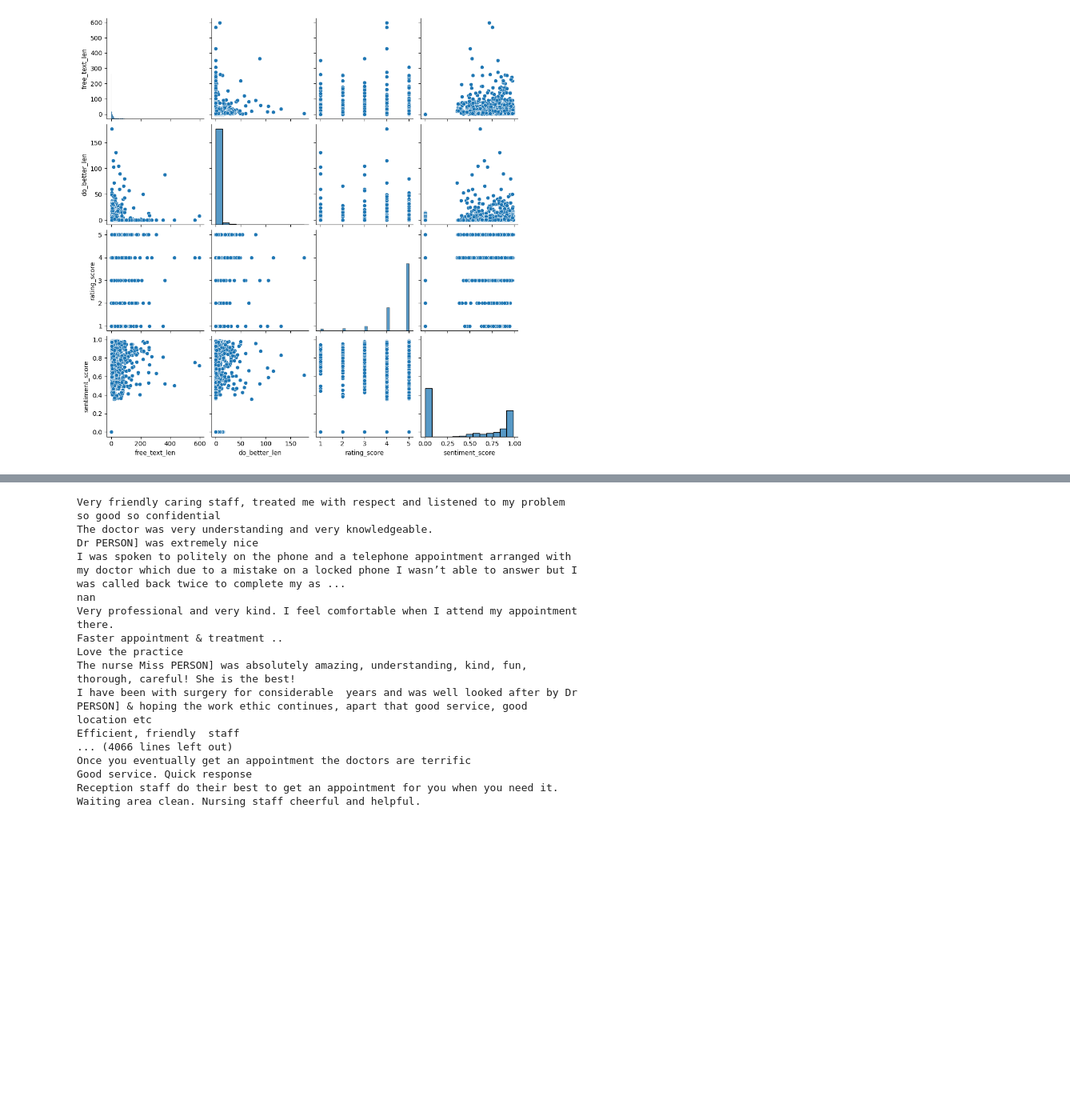
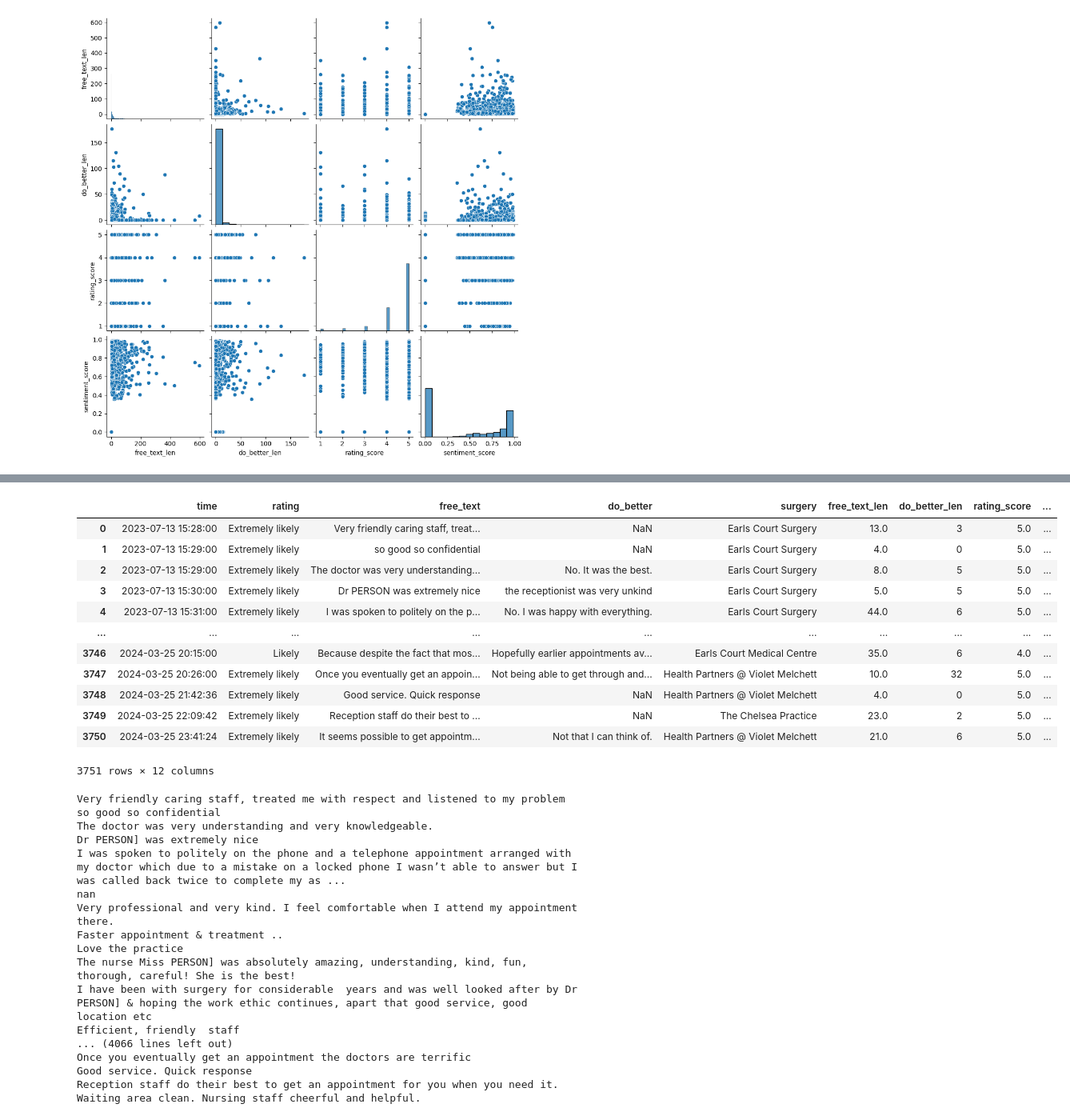
Before and after one commit to janduplessis883/friends-and-family-test-analysis, a Jupyter notebook: notebooks/Untitled4.ipynb, the cells around one changed output, grey strips where cells are left out. Shown at 80% size. Cells and saved outputs as stored; diff of their text form; code cells hidden in the pictures; blank space fills up the shorter version.

```diff
--- a/notebooks/Untitled4.ipynb
+++ b/notebooks/Untitled4.ipynb
@@ -125,25 +24,0 @@ sur
-# %%
-import string
-
-def remove_special_characters(sentence):
-    # Define the characters to remove
-    special_chars = ['[', ']', '(', ')', '\n', '-']
-
-    # Remove each special character
-    for char in special_chars:
-        sentence = sentence.replace(char, '')
-
-    return sentence
-
-# Example usage:
-sentence = """Hello [world], (how) are you?
-
-new sentense
-here
-and
-here
-
-here
-"""
-cleaned_sentence = remove_special_characters(sentence)
-print(cleaned_sentence)  # Output: Hello world, how are you?
@@ -167,3 +46,37 @@ Name: free_text, Length: 1224, dtype: object
+# %%
+import string
+import pandas as pd
+import numpy as np
+
+def remove_special_characters(sentence):
+    # Define the characters to remove
+    special_chars = ['[', ']', '(', ')', '\n', '-']
+
+    # Remove each special character
+    for char in special_chars:
+        sentence = sentence.replace(char, '')
+
+    return sentence
+
+
+data['free_text'] = data['free_text'].apply(lambda x: remove_special_characters(str(x)) if not pd.isna(x) else np.nan)
+data['do_better'] = data['do_better'].apply(lambda x: remove_special_characters(str(x)) if not pd.isna(x) else np.nan)
+# %%
+data
+# %% [output]
+|  | time | rating | free_text | do_better | surgery | free_text_len | do_better_len | rating_score | ... |
+| 0 | 2023-07-13 15:28:00 | Extremely likely | Very friendly caring staff, treat... | NaN | Earls Court Surgery | 13.0 | 3 | 5.0 | ... |
+| 1 | 2023-07-13 15:29:00 | Extremely likely | so good so confidential | NaN | Earls Court Surgery | 4.0 | 0 | 5.0 | ... |
+| 2 | 2023-07-13 15:29:00 | Extremely likely | The doctor was very understanding... | No. It was the best. | Earls Court Surgery | 8.0 | 5 | 5.0 | ... |
+| 3 | 2023-07-13 15:30:00 | Extremely likely | Dr PERSON was extremely nice | the receptionist was very unkind | Earls Court Surgery | 5.0 | 5 | 5.0 | ... |
+| 4 | 2023-07-13 15:31:00 | Extremely likely | I was spoken to politely on the p... | No. I was happy with everything. | Earls Court Surgery | 44.0 | 6 | 5.0 | ... |
+| ... | ... | ... | ... | ... | ... | ... | ... | ... | ... |
+| 3746 | 2024-03-25 20:15:00 | Likely | Because despite the fact that mos... | Hopefully earlier appointments av... | Earls Court Medical Centre | 35.0 | 6 | 4.0 | ... |
+| 3747 | 2024-03-25 20:26:00 | Extremely likely | Once you eventually get an appoin... | Not being able to get through and... | Health Partners @ Violet Melchett | 10.0 | 32 | 5.0 | ... |
+| 3748 | 2024-03-25 21:42:36 | Extremely likely | Good service. Quick response | NaN | Health Partners @ Violet Melchett | 4.0 | 0 | 5.0 | ... |
+| 3749 | 2024-03-25 22:09:42 | Extremely likely | Reception staff do their best to ... | NaN | The Chelsea Practice | 23.0 | 2 | 5.0 | ... |
+| 3750 | 2024-03-25 23:41:24 | Extremely likely | It seems possible to get appointm... | Not that I can think of. | Health Partners @ Violet Melchett | 21.0 | 6 | 5.0 | ... |
+3751 rows × 12 columns
 # %%
 data['free_text'] = data['free_text'].str.replace('[', '').replace(']', '').replace('(', '').replace(')', '').replace('\n', '')
 # %%
```
Also changed, not shown: parts of 10 cells of this notebook.
